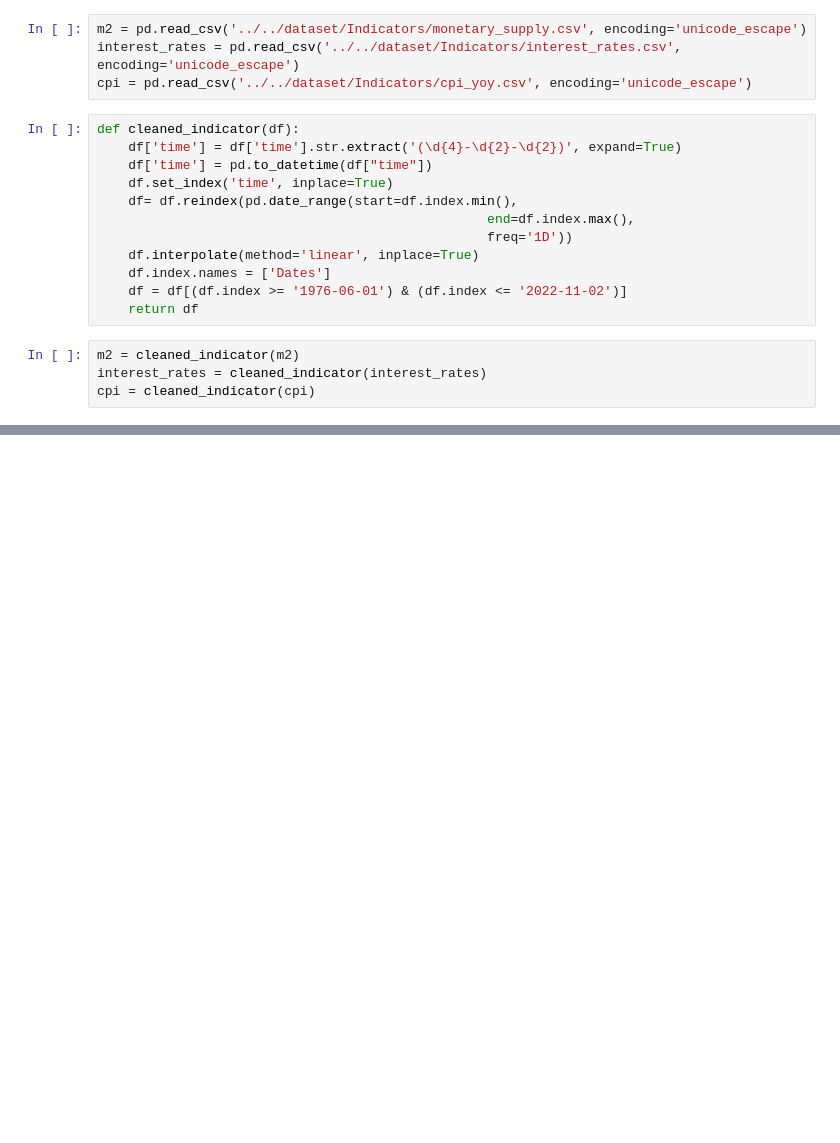
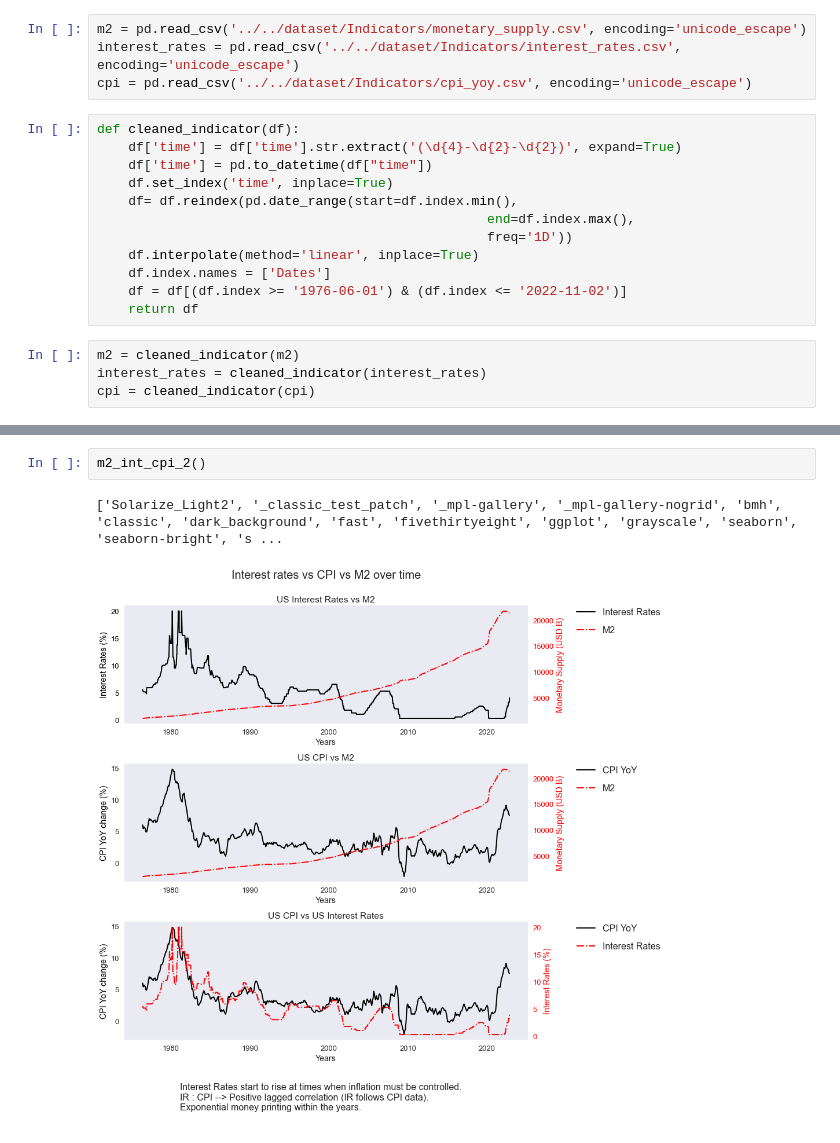
Before and after one commit to litosmunoz/Introduction-to-Quantitative-Trading, a Jupyter notebook: indicators_graphs/Combinations/m2_interest_cpi.ipynb, the cells around one changed output, grey strips where cells are left out. Saved outputs shown, nothing was run; the diff lists cells and outputs as text; blank space fills up the shorter version.

```diff
--- a/indicators_graphs/Combinations/m2_interest_cpi.ipynb
+++ b/indicators_graphs/Combinations/m2_interest_cpi.ipynb
@@ -109,3 +125,8 @@ Interest Rates start to rise at times when inflation must be controlled.\nIR : C
     plt.style.use('seaborn-dark')
     print(plt.style.available)
     return plt.show()
+# %%
+m2_int_cpi_2()
+# %% [output]
+['Solarize_Light2', '_classic_test_patch', '_mpl-gallery', '_mpl-gallery-nogrid', 'bmh', 'classic', 'dark_background', 'fast', 'fivethirtyeight', 'ggplot', 'grayscale', 'seaborn', 'seaborn-bright', 's ...
+[figure, added]
```
Also changed, not shown: parts of 4 cells of this notebook, 2 other files.
